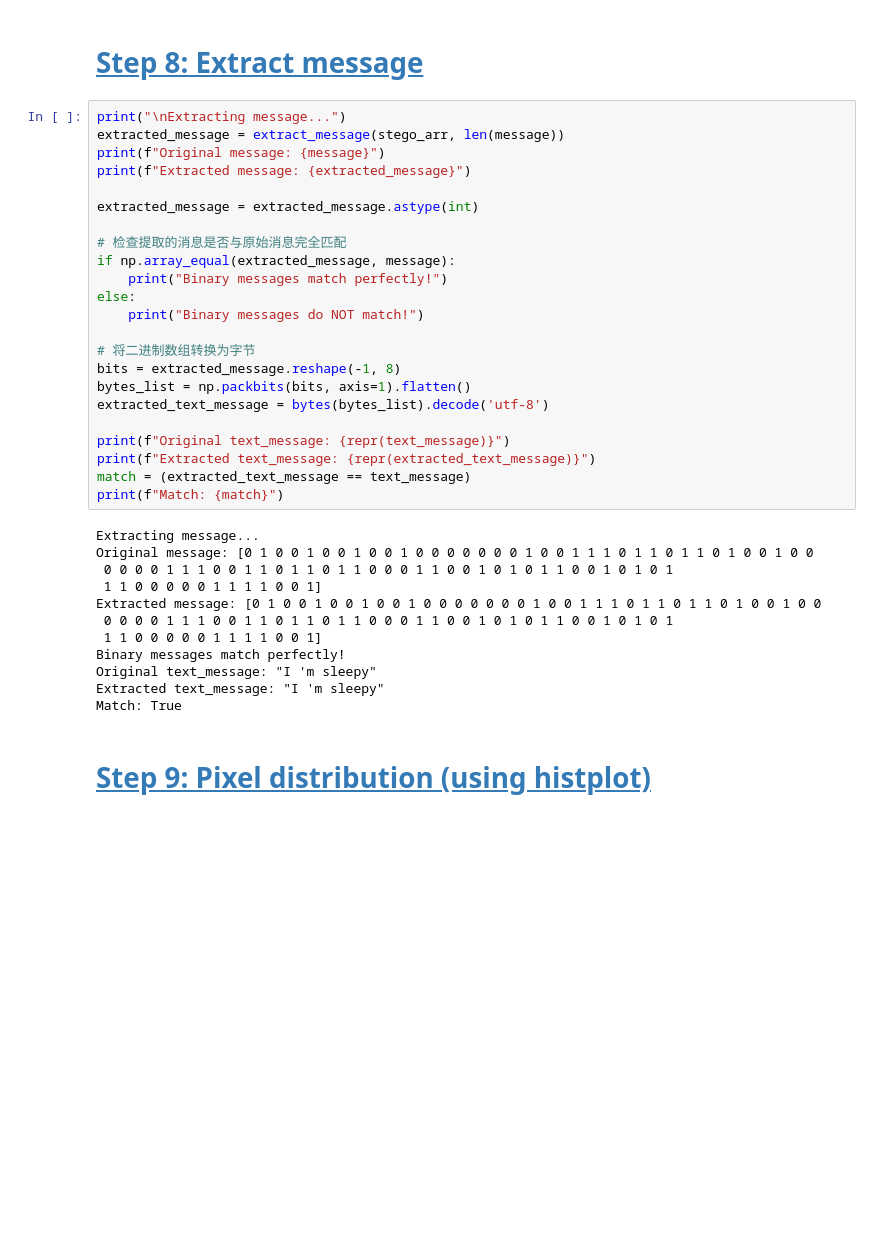
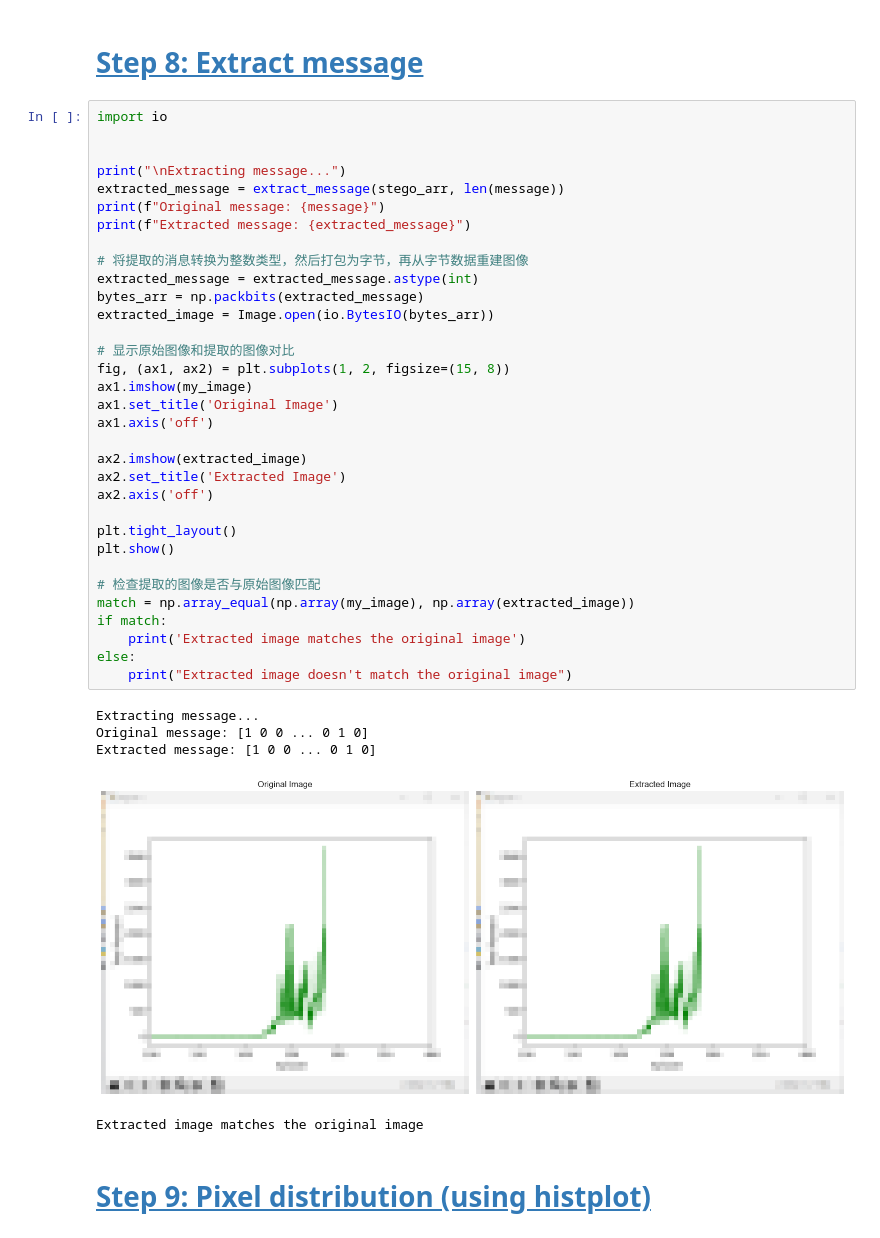
Before and after one commit to xucongzhenshen/python-class, a Jupyter notebook: 1.1_Steganography.ipynb, the cells around one changed output. Drawn from its saved outputs; the diff is of its cells as text; blank space fills up the shorter version.

```diff
--- a/1.1_Steganography.ipynb
+++ b/1.1_Steganography.ipynb
@@ -136,40 +151,44 @@ plt.show()
 # %% [markdown]
 # <a id='toc9_'></a>[Step 8: Extract message](#toc0_)
 # %%
+import io
+
+
 print("\nExtracting message...")
 extracted_message = extract_message(stego_arr, len(message))
 print(f"Original message: {message}")
 print(f"Extracted message: {extracted_message}")
 
+# 将提取的消息转换为整数类型，然后打包为字节，再从字节数据重建图像
 extracted_message = extracted_message.astype(int)
+bytes_arr = np.packbits(extracted_message)
+extracted_image = Image.open(io.BytesIO(bytes_arr))
 
-# 检查提取的消息是否与原始消息完全匹配
-if np.array_equal(extracted_message, message):
-    print("Binary messages match perfectly!")
+# 显示原始图像和提取的图像对比
+fig, (ax1, ax2) = plt.subplots(1, 2, figsize=(15, 8))
+ax1.imshow(my_image)
+ax1.set_title('Original Image')
+ax1.axis('off')
+
+ax2.imshow(extracted_image)
+ax2.set_title('Extracted Image')
+ax2.axis('off')
+
+plt.tight_layout()
+plt.show()
+
+# 检查提取的图像是否与原始图像匹配
+match = np.array_equal(np.array(my_image), np.array(extracted_image))
+if match:
+    print('Extracted image matches the original image')
 else:
-    print("Binary messages do NOT match!")
-
-# 将二进制数组转换为字节
-bits = extracted_message.reshape(-1, 8)
-bytes_list = np.packbits(bits, axis=1).flatten()
-extracted_text_message = bytes(bytes_list).decode('utf-8')
-
-print(f"Original text_message: {repr(text_message)}")
-print(f"Extracted text_message: {repr(extracted_text_message)}")
-match = (extracted_text_message == text_message)
-print(f"Match: {match}")
+    print("Extracted image doesn't match the original image")
 # %% [output]
 Extracting message...
-Original message: [0 1 0 0 1 0 0 1 0 0 1 0 0 0 0 0 0 0 1 0 0 1 1 1 0 1 1 0 1 1 0 1 0 0 1 0 0
- 0 0 0 0 1 1 1 0 0 1 1 0 1 1 0 1 1 0 0 0 1 1 0 0 1 0 1 0 1 1 0 0 1 0 1 0 1
- 1 1 0 0 0 0 0 1 1 1 1 0 0 1]
-Extracted message: [0 1 0 0 1 0 0 1 0 0 1 0 0 0 0 0 0 0 1 0 0 1 1 1 0 1 1 0 1 1 0 1 0 0 1 0 0
- 0 0 0 0 1 1 1 0 0 1 1 0 1 1 0 1 1 0 0 0 1 1 0 0 1 0 1 0 1 1 0 0 1 0 1 0 1
- 1 1 0 0 0 0 0 1 1 1 1 0 0 1]
-Binary messages match perfectly!
-Original text_message: "I 'm sleepy"
-Extracted text_message: "I 'm sleepy"
-Match: True
+Original message: [1 0 0 ... 0 1 0]
+Extracted message: [1 0 0 ... 0 1 0]
+[figure, added]
+Extracted image matches the original image
 # %% [markdown]
 # <a id='toc10_'></a>[Step 9: Pixel distribution (using histplot)](#toc0_)
 # %%
```
Also changed, not shown: parts of 7 cells of this notebook.
